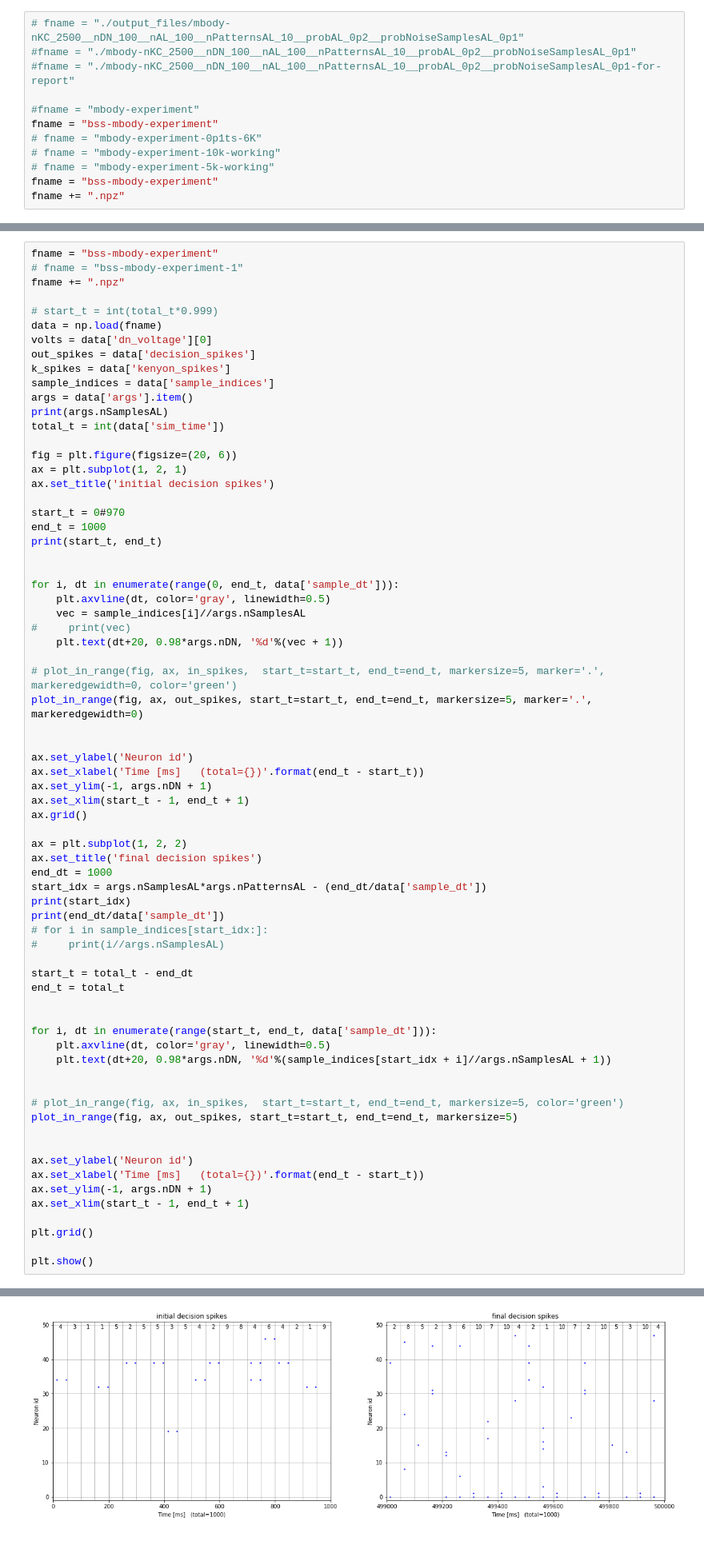
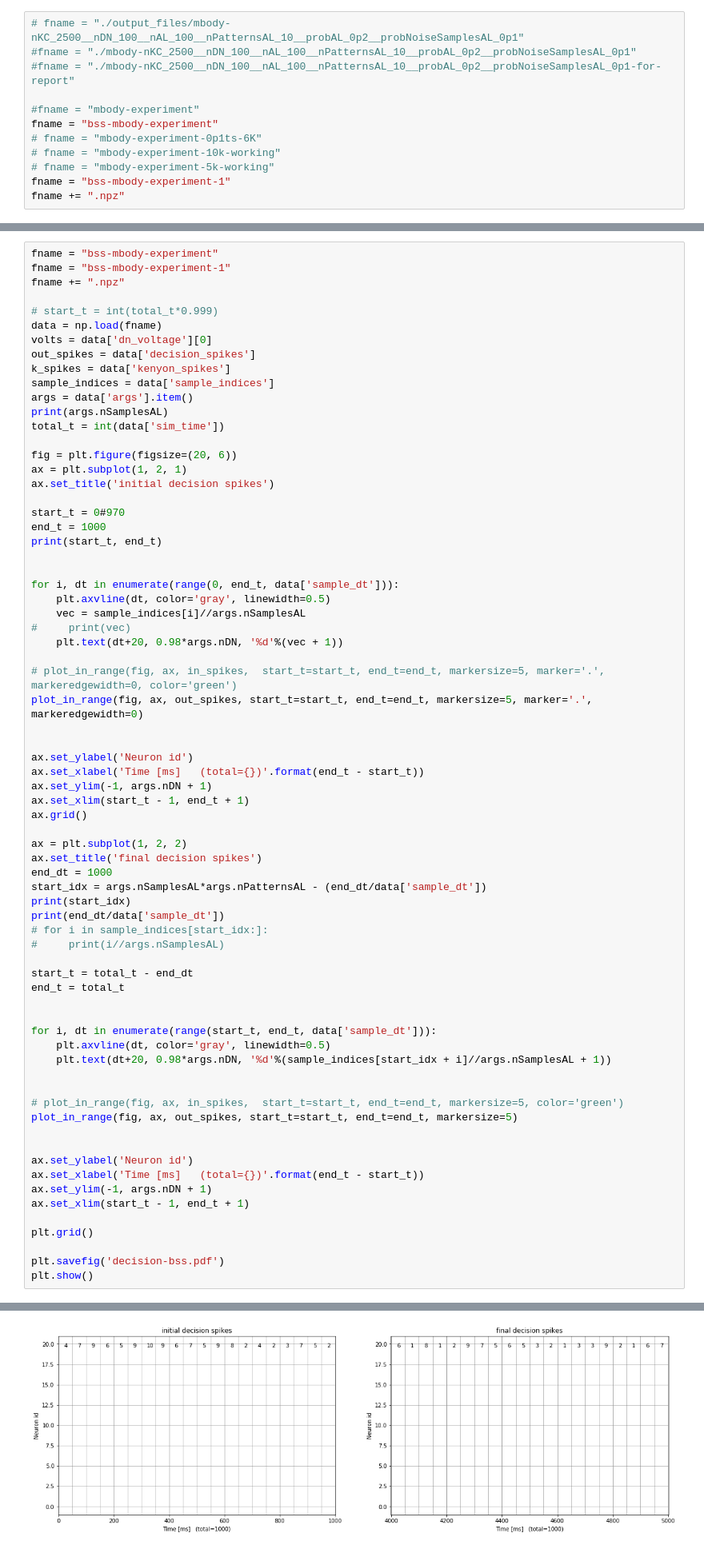
Before and after one commit to chanokin/brainscales-recognition, a Jupyter notebook: codebase/mushroom_body/bss_analyze_mbody_results.ipynb, the cells around one changed output, grey strips where cells are left out. Shown at 80% size. Saved outputs shown, nothing was run; the diff lists cells and outputs as text.

```diff
--- a/codebase/mushroom_body/bss_analyze_mbody_results.ipynb
+++ b/codebase/mushroom_body/bss_analyze_mbody_results.ipynb
@@ -316,7 +316,7 @@ fname = "bss-mbody-experiment"
 # fname = "mbody-experiment-0p1ts-6K"
 # fname = "mbody-experiment-10k-working"
 # fname = "mbody-experiment-5k-working"
-fname = "bss-mbody-experiment"
+fname = "bss-mbody-experiment-1"
 fname += ".npz"
 # %%
 data = np.load(fname)
@@ -1431,7 +1444,7 @@ Decision neurons - end
 ---
 # %%
 fname = "bss-mbody-experiment"
-# fname = "bss-mbody-experiment-1"
+fname = "bss-mbody-experiment-1"
 fname += ".npz"
 
 # start_t = int(total_t*0.999)
@@ -1498,5 +1511,6 @@ ax.set_xlim(start_t - 1, end_t + 1)
 
 plt.grid()
 
+plt.savefig('decision-bss.pdf')
 plt.show()
 # %% [output]
@@ -1506,5 +1520,5 @@ plt.show()
 20.0
-[figure, old version]
+[figure, new version]
 # %%
 fname = "./mbody-nKC_2500__nDN_100__nAL_100__nPatternsAL_10__probAL_0p2__probNoiseSamplesAL_0p1"
 fname = "./mbody-nKC_2500__nDN_100__nAL_100__nPatternsAL_20__probAL_0p2__probNoiseSamplesAL_0p1"
```
Also changed, not shown: parts of 17 cells of this notebook, 26 other files.
